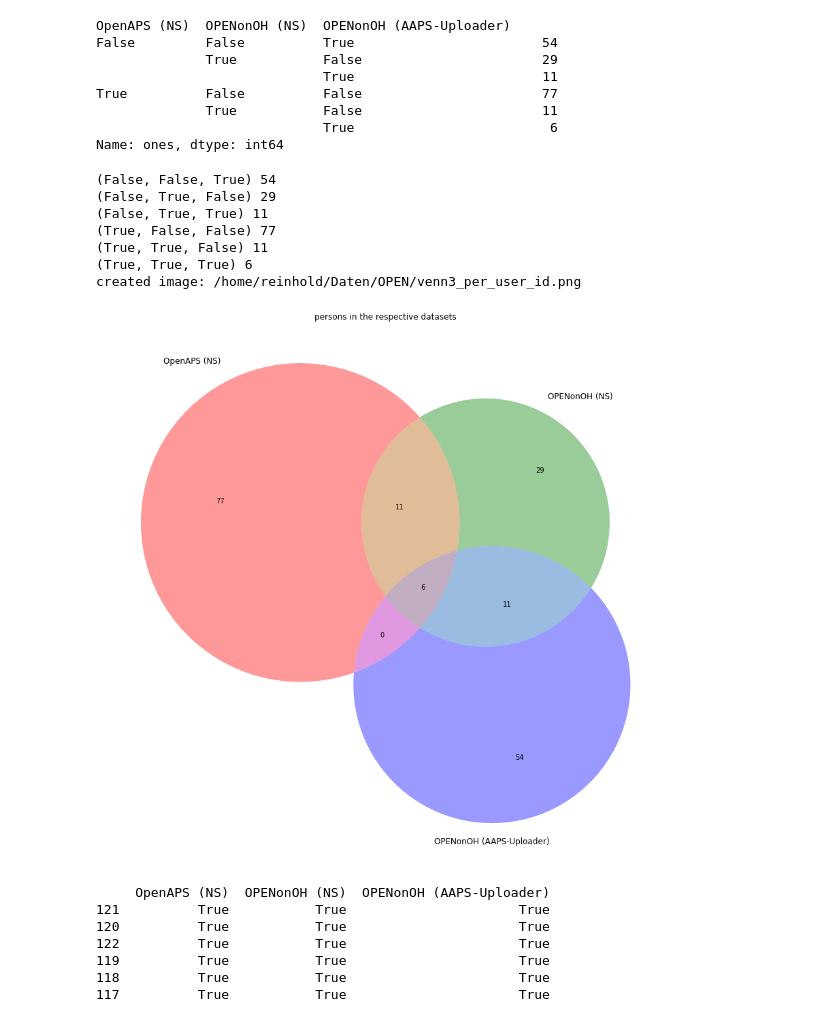
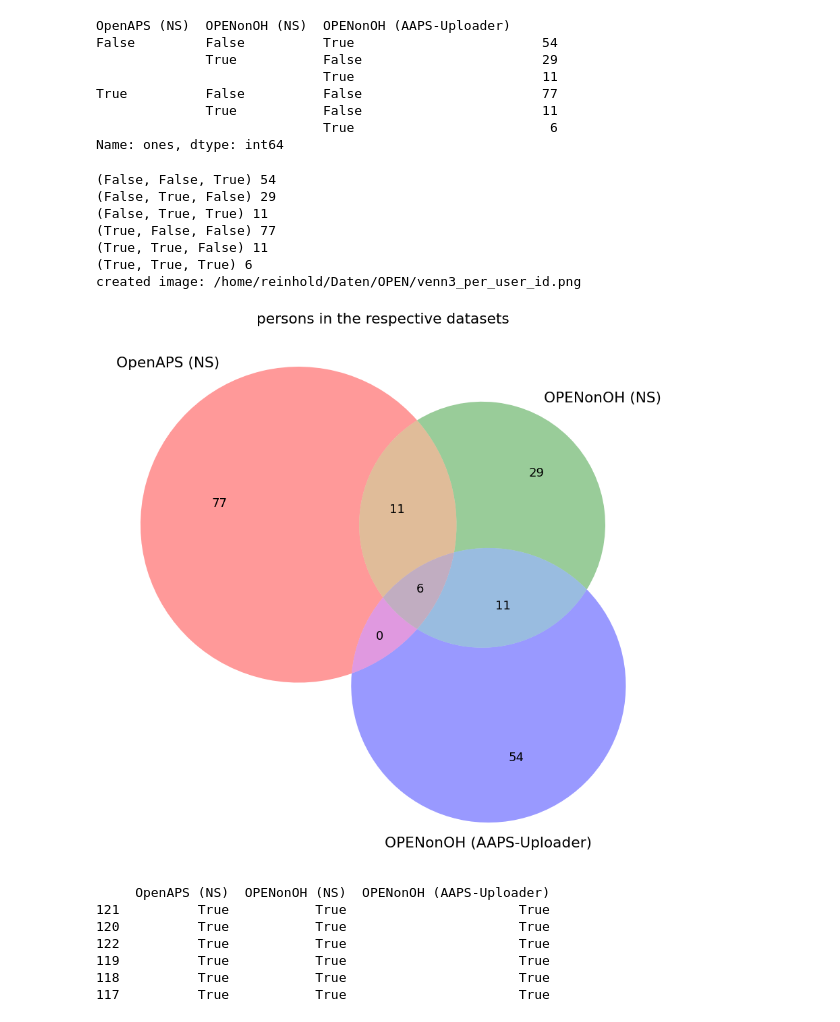
Before and after one commit to berndreinhold/datadriven_dedup, a Jupyter notebook: upsetplot_one_df.ipynb, the cells around one changed output. Saved outputs shown, nothing was run; the diff lists cells and outputs as text; code cells hidden in the pictures.

Commit message:
feat(upsetplot_one_df.ipynb, png): increased text.size via plt.rcParams for Venn3-Diagrams.

```diff
--- a/upsetplot_one_df.ipynb
+++ b/upsetplot_one_df.ipynb
@@ -21,6 +21,7 @@ output = IO_json["plots"]["upsetplot_output"][var]
 
 cols = []
 for ds in dataset_labels:
+    if "comment" in ds: continue
     cols.append(dataset_labels[ds])
 print(cols)
 # %% [output]
@@ -51,6 +52,7 @@ False         False          True                        1.0
                              True                        1.0
 Name: ones, Length: 188, dtype: float64
 # %%
+plt.rcParams["font.size"] = 10.0
 plt.rcParams.update({"figure.facecolor" : (1.0, 1.0, 1.0, 1.0), "savefig.facecolor": (1.0, 1.0, 1.0, 1.0)})
 plt.figure(figsize=(15,15))
 plt.tight_layout()
@@ -86,30 +88,30 @@ Name: ones, dtype: int64
 # %%
 #print(df_v1.index)
 #print(df_v1.index.names)
-
+plt.rcParams["font.size"] = 18.0  # 10 by default
 data = {}
 for i in df_v1.index:
     print(i, df_v1.loc[i])
     i_str = "".join([str(int(i_k)) for i_k in i])
     data[i_str] = df_v1.loc[i]
 
 plt.figure(figsize=(15,15))
 plt.tight_layout()
 venn3(subsets = data, set_labels=df_v1.index.names)
 plt.title(output[2])
 plt.savefig(os.path.join(root_data_dir_name, output[0], output[1]), bbox_inches='tight')
 print(f"created image: {os.path.join(root_data_dir_name, output[0], output[1])}")
 
 #venn3(subsets = (data["100"], data["010"], data["110"], data["001"], data["101"], data["011"], data["111"]), set_labels=("OPENonOH", "OpenAPS_NS", "OPENonOH_AAPS_Uploader"), alpha=0.5)
 # %% [output]
 (False, False, True) 54
 (False, True, False) 29
 (False, True, True) 11
 (True, False, False) 77
 (True, True, False) 11
 (True, True, True) 6
 created image: /home/reinhold/Daten/OPEN/venn3_per_user_id.png
-[figure, old version]
+[figure, new version]
 # %%
 # just for cross check
 df4 = df1[(df1[cols[0]]==True) & (df1[cols[1]]==True) & (df1[cols[2]]==True)]
```
Also changed, not shown: 2 other files.
